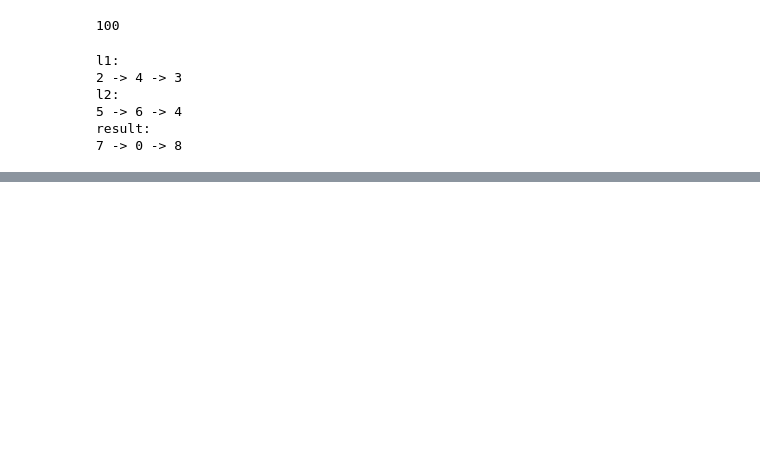
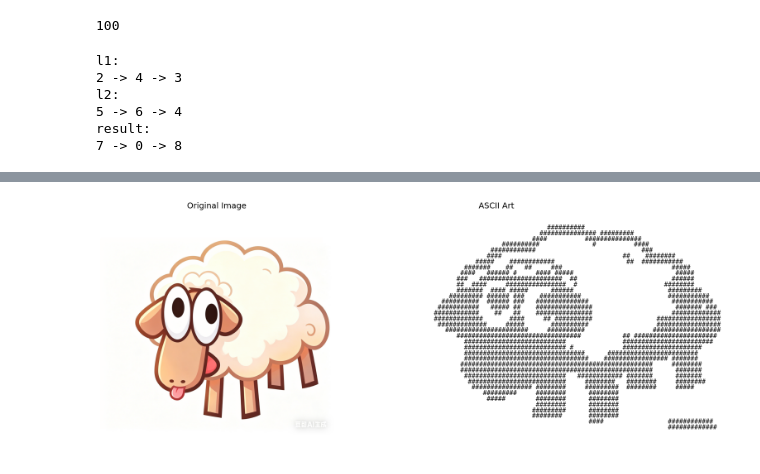
Before and after one commit to 1yNaf0revEr/deep_learning, a Jupyter notebook: lab1-3.ipynb, the cells around one changed output, grey strips where cells are left out. Saved outputs shown, nothing was run; the diff lists cells and outputs as text; code cells hidden in the pictures; blank space fills up the shorter version.

```diff
--- a/lab1-3.ipynb
+++ b/lab1-3.ipynb
@@ -252,0 +809,69 @@ def shellsort(arr):
+# %%
+#problem 21 --  character painting
+from PIL import Image, ImageOps, ImageFilter
+import matplotlib
+import matplotlib.pyplot as plt
+
+matplotlib.rcParams["text.parse_math"] = False
+def image_to_ascii(image_path, output_txt="ascii_art.txt", width=60, chars="@#S%?*+;:,. "):
+    original_img = Image.open(image_path).convert("RGB")
+    gray = ImageOps.grayscale(original_img)
+    gray = ImageOps.autocontrast(gray)
+    gray = gray.filter(ImageFilter.EDGE_ENHANCE_MORE)
+    w, h = gray.size
+    height = max(1, int(h * width / w * 0.5))
+    gray = gray.resize((width, height))
+    pixels = gray.load()
+    lines = []
+    for y in range(height):
+        line = []
+        for x in range(width):
+            g = pixels[x, y]
+            if g > 245:
+                ch = " "
+            else:
+                idx = g * (len(chars) - 1) // 255
+                ch = chars[idx]
+            line.append(ch)
+        lines.append("".join(line))
+    ascii_str = "\n".join(lines)
+    with open(output_txt, "w", encoding="utf-8") as f:
+        f.write(ascii_str)
+    return original_img, ascii_str
+
+def show_original_and_ascii(original_img, ascii_str):
+    fig, axes = plt.subplots(1, 2, figsize=(16, 8), gridspec_kw={"width_ratios": [1, 1]})
+
+    axes[0].imshow(original_img)
+    axes[0].set_title("Original Image", fontsize=14, pad=20)
+    axes[0].axis("off")
+    axes[1].text(
+        0.02,
+        0.98,
+        ascii_str,
+        transform=axes[1].transAxes,
+        family="monospace",
+        fontsize=11,
+        va="top",
+        ha="left",
+        linespacing=0.9,
+        parse_math=False
+    )
+    axes[1].set_title("ASCII Art", fontsize=14, pad=20)
+    axes[1].axis("off")
+    for ax in axes:
+        ax.set_box_aspect(1)
+        ax.set_anchor("N")
+    plt.subplots_adjust(top=0.85, wspace=0.2)
+    plt.show()
+image_path = "input.png"
+original_img, ascii_art = image_to_ascii(
+    image_path=image_path,
+    output_txt="ascii_art.txt",
+    width=90,
+    chars="#"
+)
+
+show_original_and_ascii(original_img, ascii_art)
+# %% [output]
+[figure, added]
```
Also changed, not shown: parts of 34 cells of this notebook, 1 other file.
